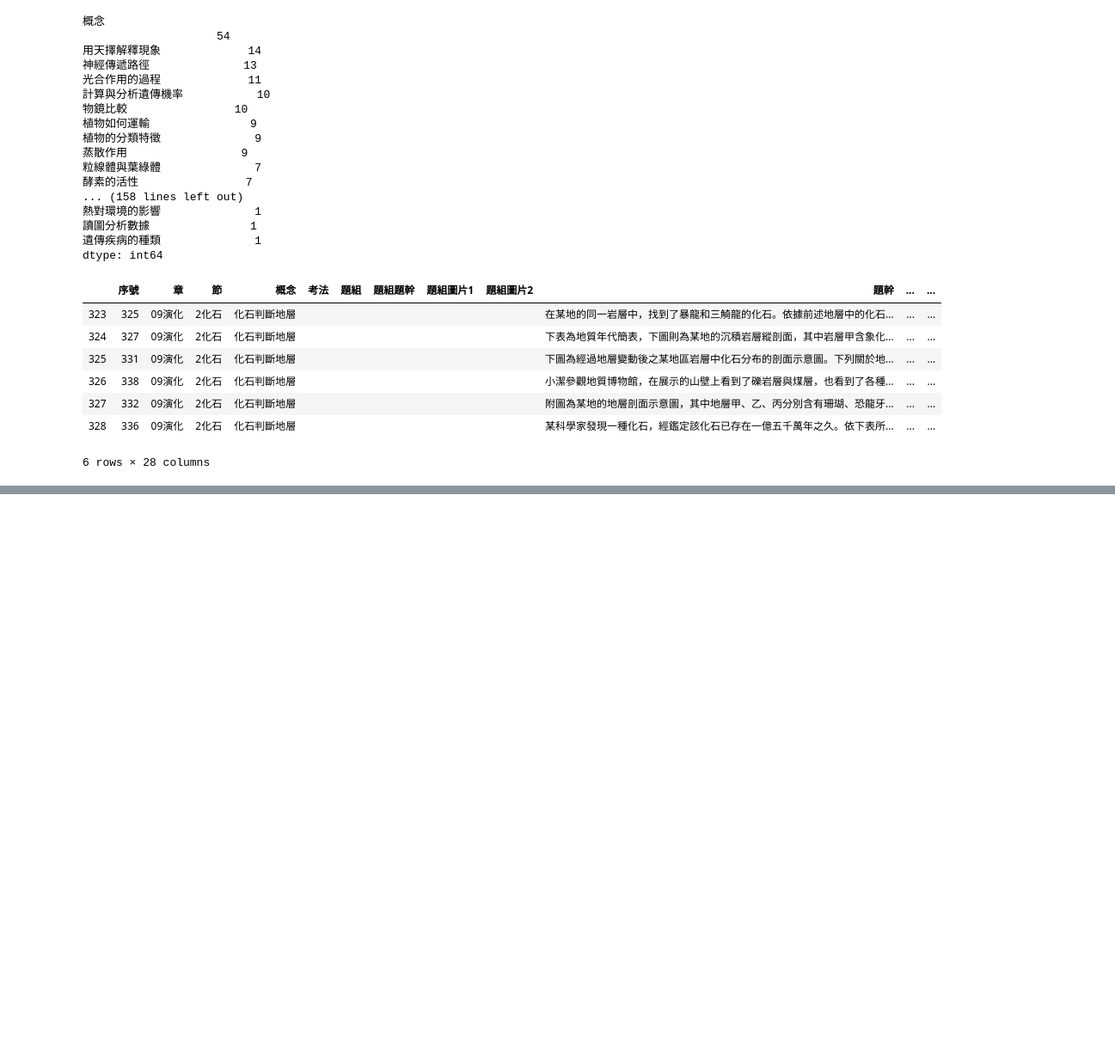
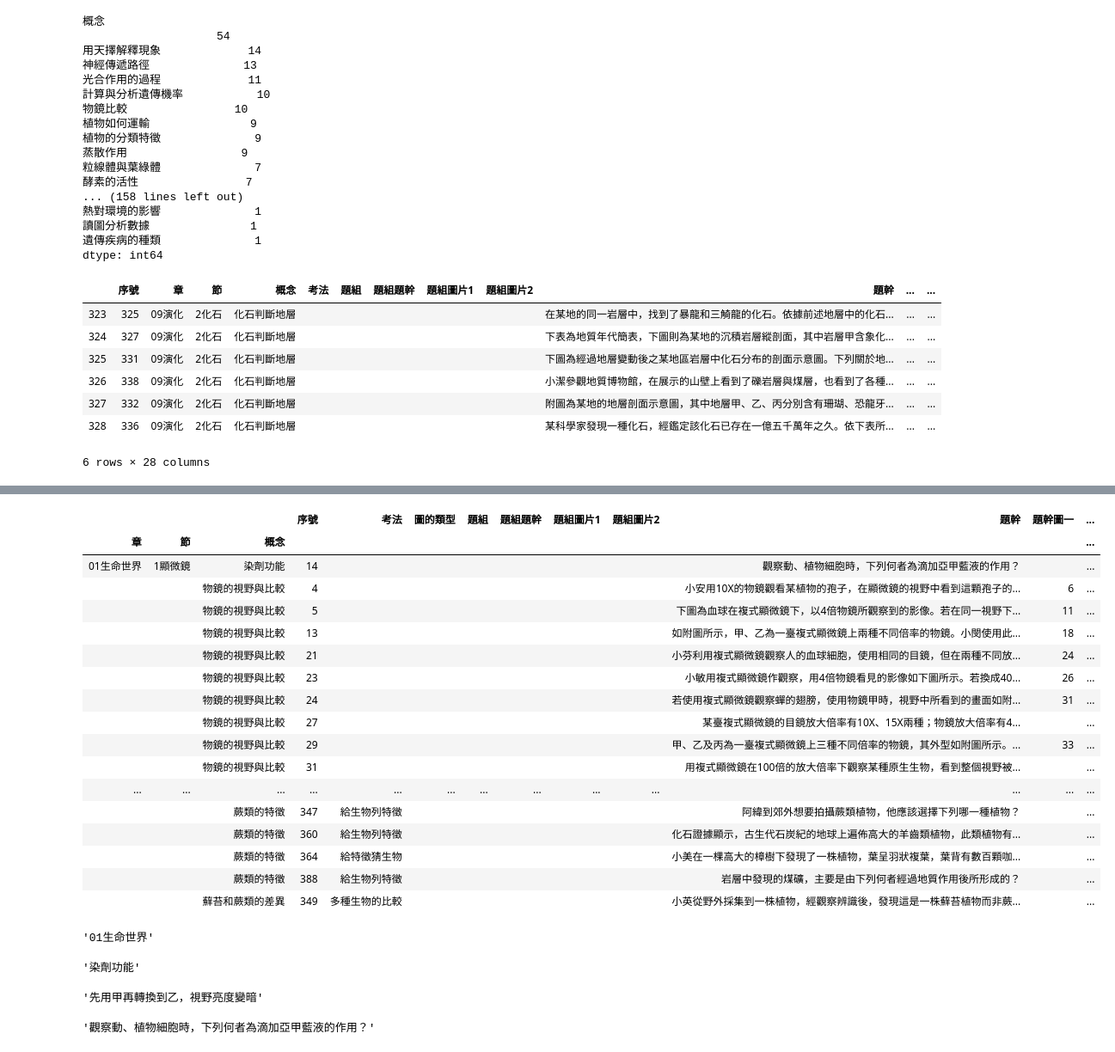
Before and after one commit to ChihHsiangChien/question_database, a Jupyter notebook: 2_question_analyze_and_creater.ipynb, the cells around one changed output, grey strips where cells are left out. Shown at 86% size. Saved outputs shown, nothing was run; the diff lists cells and outputs as text; code cells hidden in the pictures; blank space fills up the shorter version.

```diff
--- a/2_question_analyze_and_creater.ipynb
+++ b/2_question_analyze_and_creater.ipynb
@@ -388,3 +393,12 @@ concepts.get_group("化石判斷地層")
 | 327 | 332 | 09演化 | 2化石 | 化石判斷地層 |  |  |  |  |  | 附圖為某地的地層剖面示意圖，其中地層甲、乙、丙分別含有珊瑚、恐龍牙... | ... | ... |
 | 328 | 336 | 09演化 | 2化石 | 化石判斷地層 |  |  |  |  |  | 某科學家發現一種化石，經鑑定該化石已存在一億五千萬年之久。依下表所... | ... | ... |
 6 rows × 28 columns
+# %%
+#將dataframe 變成 multindex
+data = df.set_index(['章', '節', '概念'])
+
+#將 multiindex的df排序
+data = data.sort_index()
+
+#檢查是否已經排序
+data.index.is_lexsorted()
@@ -390,0 +408,38 @@ concepts.get_group("化石判斷地層")
+# %%
+data
+# %% [output]
+|  |  |  | 序號 | 考法 | 圖的類型 | 題組 | 題組題幹 | 題組圖片1 | 題組圖片2 | 題幹 | 題幹圖一 | ... |
+| 章 | 節 | 概念 |  |  |  |  |  |  |  |  |  | ... |
+| 01生命世界 | 1顯微鏡 | 染劑功能 | 14 |  |  |  |  |  |  | 觀察動、植物細胞時，下列何者為滴加亞甲藍液的作用？ |  | ... |
+|  |  | 物鏡的視野與比較 | 4 |  |  |  |  |  |  | 小安用10X的物鏡觀看某植物的孢子，在顯微鏡的視野中看到這顆孢子的... | 6 | ... |
+|  |  | 物鏡的視野與比較 | 5 |  |  |  |  |  |  | 下圖為血球在複式顯微鏡下，以4倍物鏡所觀察到的影像。若在同一視野下... | 11 | ... |
+|  |  | 物鏡的視野與比較 | 13 |  |  |  |  |  |  | 如附圖所示，甲、乙為一臺複式顯微鏡上兩種不同倍率的物鏡。小閔使用此... | 18 | ... |
+|  |  | 物鏡的視野與比較 | 21 |  |  |  |  |  |  | 小芬利用複式顯微鏡觀察人的血球細胞，使用相同的目鏡，但在兩種不同放... | 24 | ... |
+|  |  | 物鏡的視野與比較 | 23 |  |  |  |  |  |  | 小敏用複式顯微鏡作觀察，用4倍物鏡看見的影像如下圖所示。若換成40... | 26 | ... |
+|  |  | 物鏡的視野與比較 | 24 |  |  |  |  |  |  | 若使用複式顯微鏡觀察蟬的翅膀，使用物鏡甲時，視野中所看到的畫面如附... | 31 | ... |
+|  |  | 物鏡的視野與比較 | 27 |  |  |  |  |  |  | 某臺複式顯微鏡的目鏡放大倍率有10X、15X兩種；物鏡放大倍率有4... |  | ... |
+|  |  | 物鏡的視野與比較 | 29 |  |  |  |  |  |  | 甲、乙及丙為一臺複式顯微鏡上三種不同倍率的物鏡，其外型如附圖所示。... | 33 | ... |
+|  |  | 物鏡的視野與比較 | 31 |  |  |  |  |  |  | 用複式顯微鏡在100倍的放大倍率下觀察某種原生生物，看到整個視野被... |  | ... |
+| ... | ... | ... | ... | ... | ... | ... | ... | ... | ... | ... | ... | ... |
+|  |  | 蕨類的特徵 | 347 | 給生物列特徵 |  |  |  |  |  | 阿緯到郊外想要拍攝蕨類植物，他應該選擇下列哪一種植物？ |  | ... |
+|  |  | 蕨類的特徵 | 360 | 給生物列特徵 |  |  |  |  |  | 化石證據顯示，古生代石炭紀的地球上遍佈高大的羊齒類植物，此類植物有... |  | ... |
+|  |  | 蕨類的特徵 | 364 | 給特徵猜生物 |  |  |  |  |  | 小美在一棵高大的樟樹下發現了一株植物，葉呈羽狀複葉，葉背有數百顆咖... |  | ... |
+|  |  | 蕨類的特徵 | 388 | 給生物列特徵 |  |  |  |  |  | 岩層中發現的煤礦，主要是由下列何者經過地質作用後所形成的？ |  | ... |
+|  |  | 蘚苔和蕨類的差異 | 349 | 多種生物的比較 |  |  |  |  |  | 小英從野外採集到一株植物，經觀察辨識後，發現這是一株蘚苔植物而非蕨... |  | ... |
+# %%
+data.index.unique()[0][0]
+# %% [output]
+'01生命世界'
+# %%
+data.index[0][2]
+# %% [output]
+'染劑功能'
+# %%
+k = data.loc[('01生命世界','1顯微鏡', '物鏡的視野與比較')]
+k.iloc[2]['選項A']
+# %% [output]
+'先用甲再轉換到乙，視野亮度變暗'
+# %%
+data.loc['01生命世界']['題幹']
+# %% [output]
+'觀察動、植物細胞時，下列何者為滴加亞甲藍液的作用？'
```
Also changed, not shown: parts of 20 cells of this notebook.
